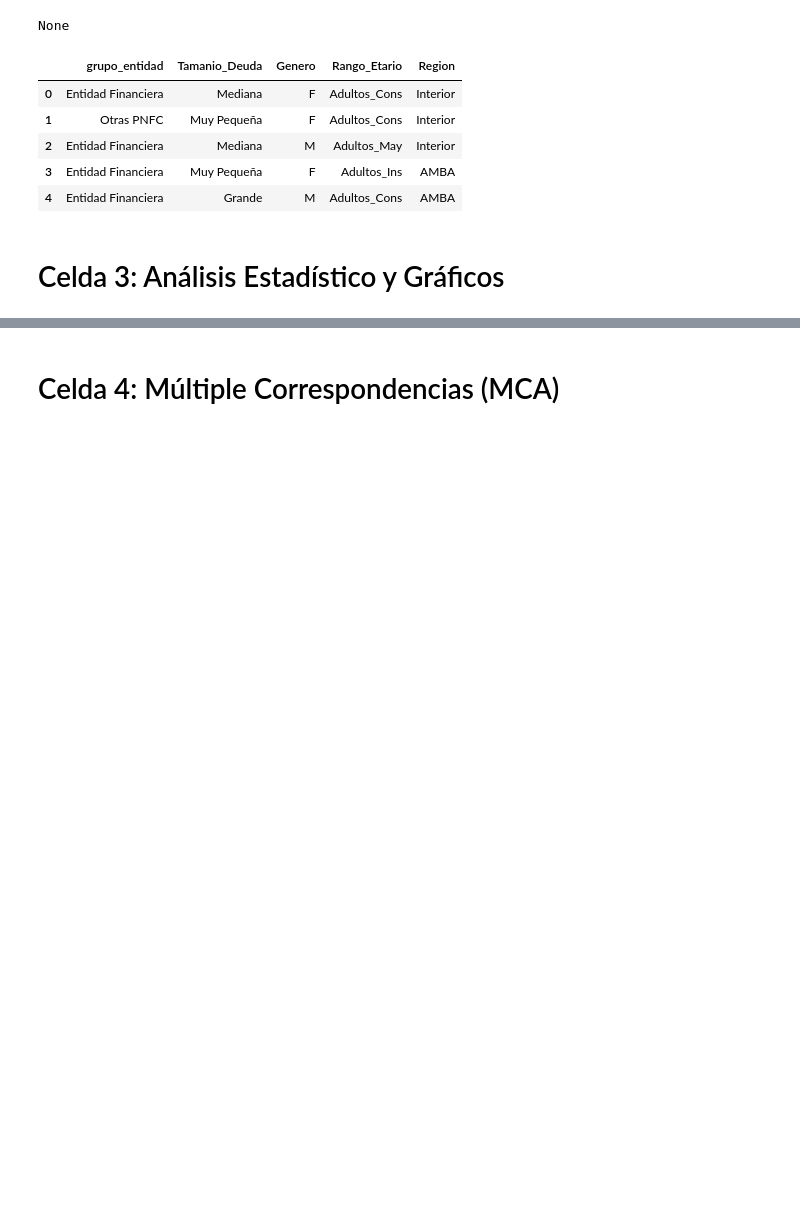
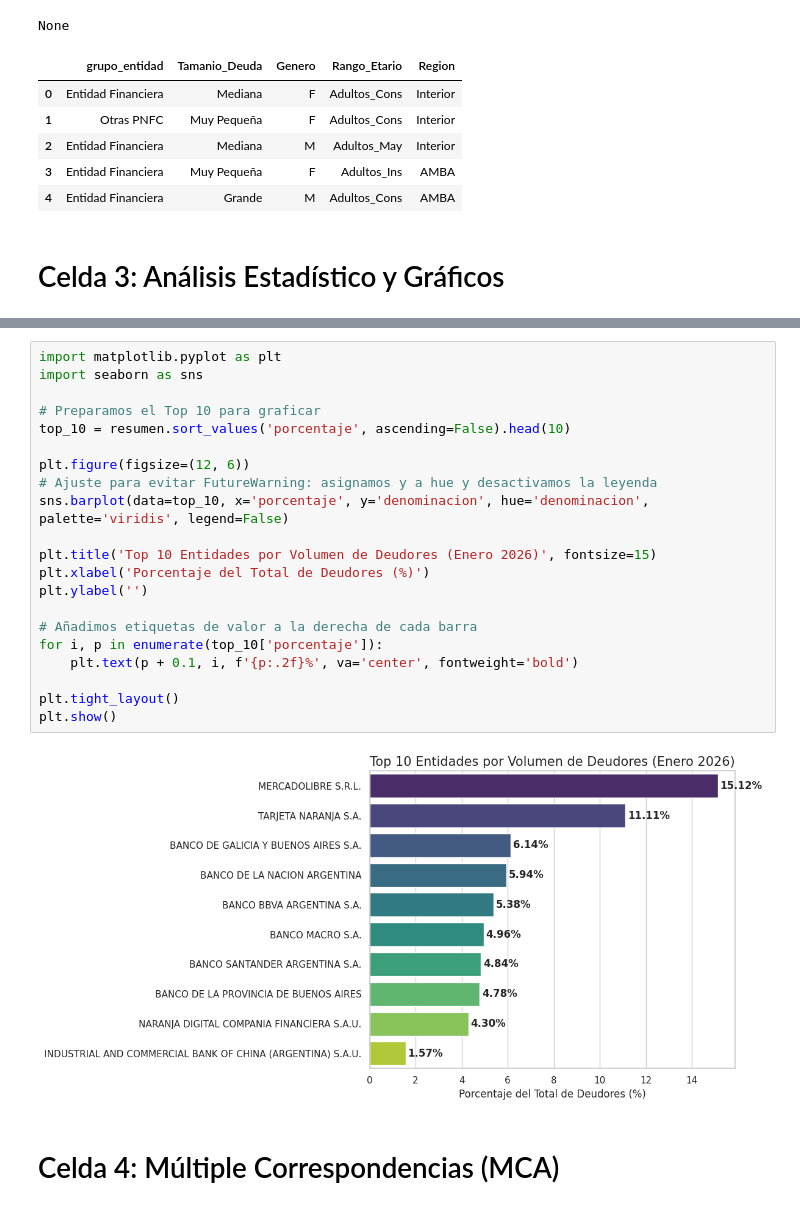
Before and after one commit to tobiasllop/Tesis, a Jupyter notebook: Parte_B_1.ipynb, the cells around one changed output, grey strips where cells are left out. Saved outputs shown, nothing was run; the diff lists cells and outputs as text; blank space fills up the shorter version.

```diff
--- a/Parte_B_1.ipynb
+++ b/Parte_B_1.ipynb
@@ -265,3 +368,26 @@ Calculando frecuencias para los gráficos...
+# %%
+import matplotlib.pyplot as plt
+import seaborn as sns
+
+# Preparamos el Top 10 para graficar
+top_10 = resumen.sort_values('porcentaje', ascending=False).head(10)
+
+plt.figure(figsize=(12, 6))
+# Ajuste para evitar FutureWarning: asignamos y a hue y desactivamos la leyenda
+sns.barplot(data=top_10, x='porcentaje', y='denominacion', hue='denominacion', palette='viridis', legend=False)
+
+plt.title('Top 10 Entidades por Volumen de Deudores (Enero 2026)', fontsize=15)
+plt.xlabel('Porcentaje del Total de Deudores (%)')
+plt.ylabel('')
+
+# Añadimos etiquetas de valor a la derecha de cada barra
+for i, p in enumerate(top_10['porcentaje']):
+    plt.text(p + 0.1, i, f'{p:.2f}%', va='center', fontweight='bold')
+
+plt.tight_layout()
+plt.show()
+# %% [output]
+[figure, added]
 # %% [markdown]
 # Celda 4: Múltiple Correspondencias (MCA)
 # %%
```
Also changed, not shown: parts of 17 cells of this notebook.
